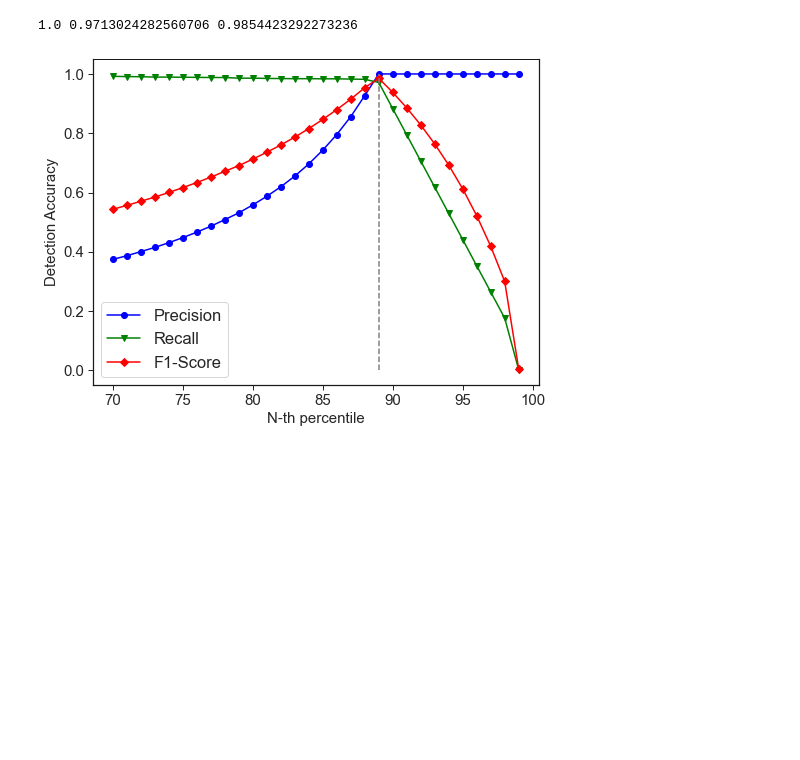
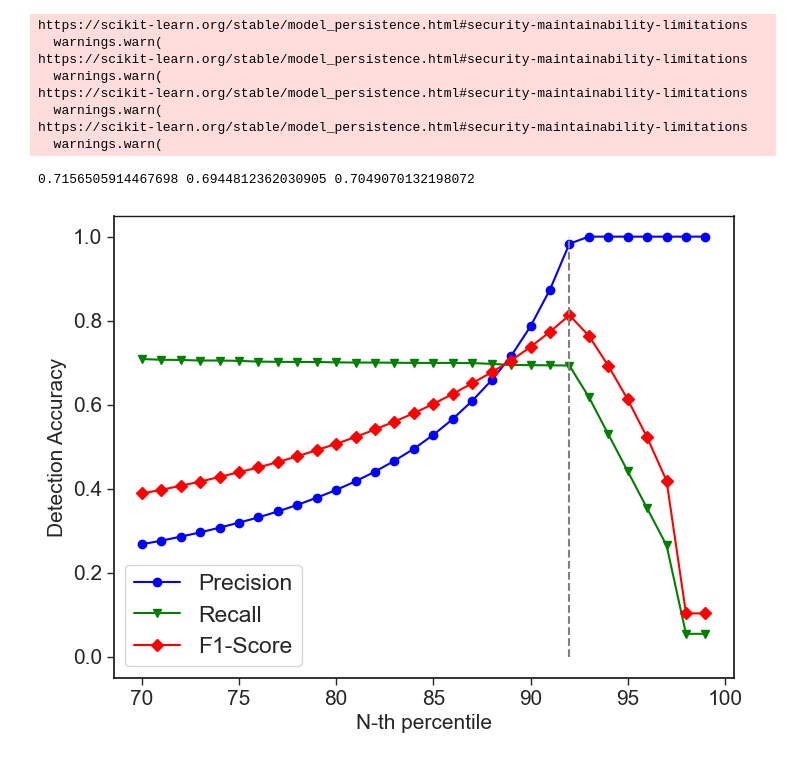
Before and after one commit to 98uranus/Autoencoder, a Jupyter notebook: Performance_graph2.ipynb, the cells around one changed output. Saved outputs shown, nothing was run; the diff lists cells and outputs as text; code cells hidden in the pictures; blank space fills up the shorter version.

```diff
--- a/Performance_graph2.ipynb
+++ b/Performance_graph2.ipynb
@@ -158,7 +158,7 @@ def calculate_result(AE_model):
     f1 = f1_score(y_test, y_pred)
     conf_matrix = confusion_matrix(y_test, y_pred)
     dic1 = {'fpr': fpr, 'tpr': tpr, 'roc_auc': roc_auc}
-    dic2 = {'precision': precision, 'recall': recall, 'f1': f1, 'conf_matix': conf_matrix}
+    dic2 = {'precision': precision, 'recall': recall, 'f1': f1, 'conf_matrix': conf_matrix}
     df = [dic1, dic2]
 
     return df
@@ -181,7 +181,7 @@ def calculate_result2(AE_model, GMM_model, rate):
         conf_matrix = confusion_matrix(y_test, y_pred)
 
         dic1 = {'fpr': fpr, 'tpr': tpr, 'roc_auc': roc_auc}
-        dic2 = {'precision': precision, 'recall': recall, 'f1': f1, 'conf_matix': conf_matrix}
+        dic2 = {'precision': precision, 'recall': recall, 'f1': f1, 'conf_matrix': conf_matrix}
         dic[n] = [dic1, dic2]
 
     df = [dic]
@@ -205,12 +205,38 @@ def calculate_result3(AE_model, GMM_model, rate):
         conf_matrix = confusion_matrix(y_test, y_pred)
 
         dic1 = {}
-        dic2 = {'precision': precision, 'recall': recall, 'f1': f1, 'conf_matix': conf_matrix}
+        dic2 = {'precision': precision, 'recall': recall, 'f1': f1, 'conf_matrix': conf_matrix}
         dic[n] = [dic1, dic2]
 
     df = [dic]
 
     return df
+
+def calculate_result4(AE_model):
+    k = load_model(AE_model)
+    pred1 = k.predict(X_train)
+    pred2 = k.predict(X_test)
+    mse = np.mean(np.power((X_train - pred1), 2), axis=1)
+    mse2 = np.mean(np.power((X_test - pred2), 2), axis=1)
+    rmse1 = np.sqrt(mse)
+    rmse2 = np.sqrt(mse2)
+    thresholds = max(rmse1)
+    error_df = pd.DataFrame({'reconstruction_error': rmse2,
+                            'true_class': y_test})
+
+    error_df.reconstruction_error = error_df.reconstruction_error >= thresholds
+    error_df['reconstruction_error'] = error_df['reconstruction_error'].astype(int)
+
+    y_pred = error_df.reconstruction_error
+    precision = precision_score(y_test, y_pred)
+    recall = recall_score(y_test, y_pred)
+    f1 = 2*(precision*recall)/(precision+recall)
+    conf_matrix = confusion_matrix(y_test, y_pred)
+    dic1 = {}
+    dic2 = {'precision': precision, 'recall': recall, 'f1': f1, 'conf_matrix': conf_matrix}
+    df = [dic1, dic2]
+
+    return df
 # %%
 def results_plot(AE_model, Model_Names):
     fig, ax = plt.subplots(figsize=[10, 10])
@@ -422,36 +443,44 @@ percentile = list(np.arange(70,100,1))
 
 precision=[]
 recall=[]
 f1=[]
 for i in list(range(len(rate))):
-    precision.append(GMM_model[Model_Names2[0]][0][rate[i]][1]['precision'])
-    recall.append(GMM_model[Model_Names2[0]][0][rate[i]][1]['recall'])
-    f1.append(GMM_model[Model_Names2[0]][0][rate[i]][1]['f1'])
+    precision.append(GMM_model[Model_Names2[1]][0][rate[i]][1]['precision'])
+    recall.append(GMM_model[Model_Names2[1]][0][rate[i]][1]['recall'])
+    f1.append(GMM_model[Model_Names2[1]][0][rate[i]][1]['f1'])
 Max_f1 = f1.index(max(f1))
 
 a = precision[19]
 b = recall[19]
 c = f1[19]
 print(a,b,c)
 
 # fig = plt.figure(figsize=[8, 6])
 # ax = fig.subplots()
 fig, ax = plt.subplots(figsize=[8, 6])
 ax.plot(percentile, precision, label='Precision', color='blue', linestyle='-', marker='o')
 ax.plot(percentile, recall, label='Recall', color='green', linestyle='-', marker='v')
 ax.plot(percentile, f1, label='F1-Score', color='red', linestyle='-', marker='D')
 ax.vlines(percentile[Max_f1], 0, 1, colors='gray', linestyles='--')
 ax.set_xlabel('N-th percentile', fontsize= 15)
 ax.set_ylabel('Detection Accuracy', fontsize= 15)
-ax.legend()
+ax.legend(loc='lower left')
 ax.grid(False)
 ax.tick_params(labelsize=15, length=5, width=1, left=True, bottom=True)
 ax.spines['top'].set_linewidth(1)
 ax.spines['top'].set_color('k')
 ax.spines['bottom'].set_color('k')
 ax.spines['left'].set_color('k')
 ax.spines['right'].set_color('k')
 plt.savefig("Detection Accuracy VS n-th percentile")
 # %% [output]
-1.0 0.9713024282560706 0.9854423292273236
+https://scikit-learn.org/stable/model_persistence.html#security-maintainability-limitations
+  warnings.warn(
+https://scikit-learn.org/stable/model_persistence.html#security-maintainability-limitations
+  warnings.warn(
+https://scikit-learn.org/stable/model_persistence.html#security-maintainability-limitations
+  warnings.warn(
+https://scikit-learn.org/stable/model_persistence.html#security-maintainability-limitations
+  warnings.warn(
+0.7156505914467698 0.6944812362030905 0.7049070132198072
-[figure, old version]
+[figure, new version]
```
Also changed, not shown: parts of 7 cells of this notebook, 1 other file.
